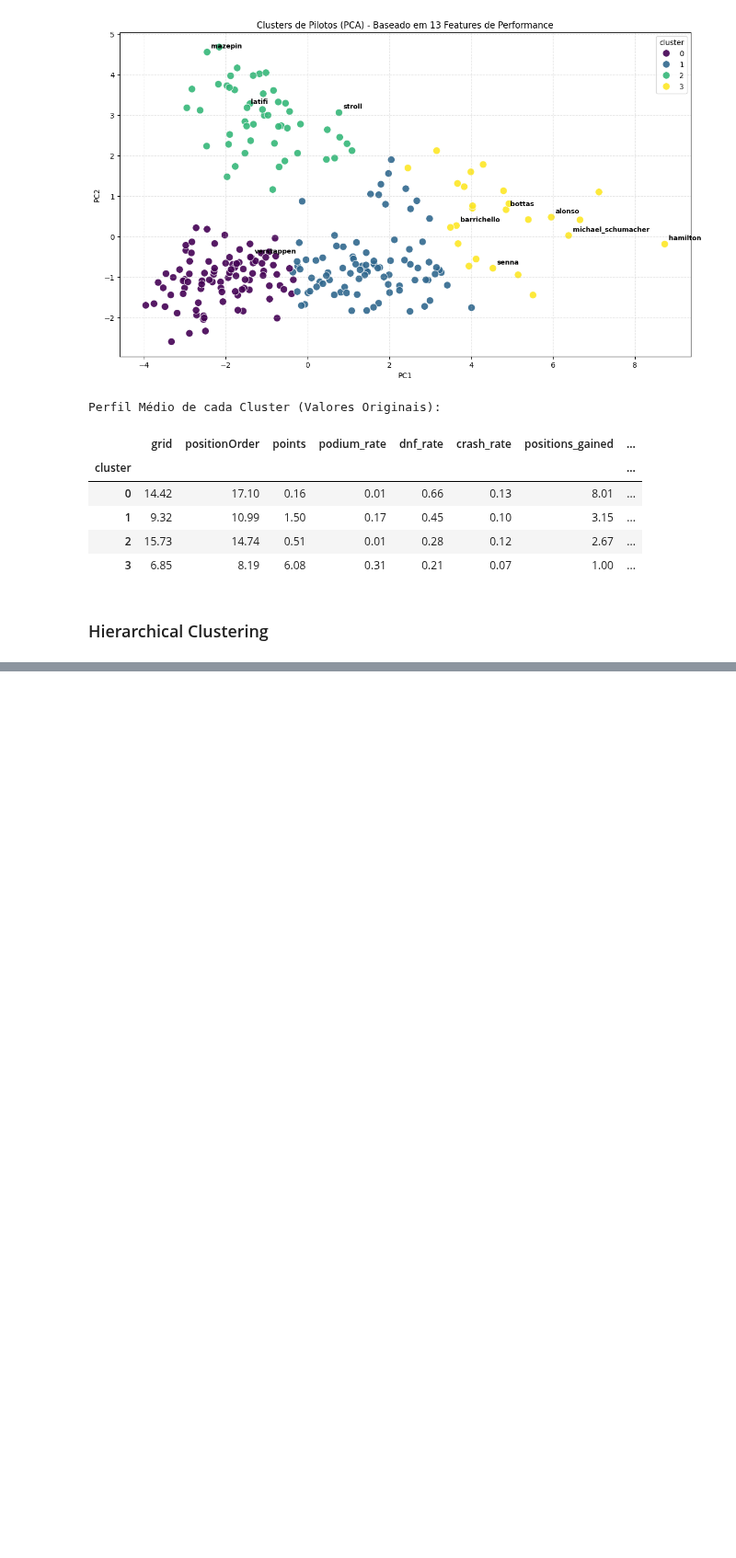
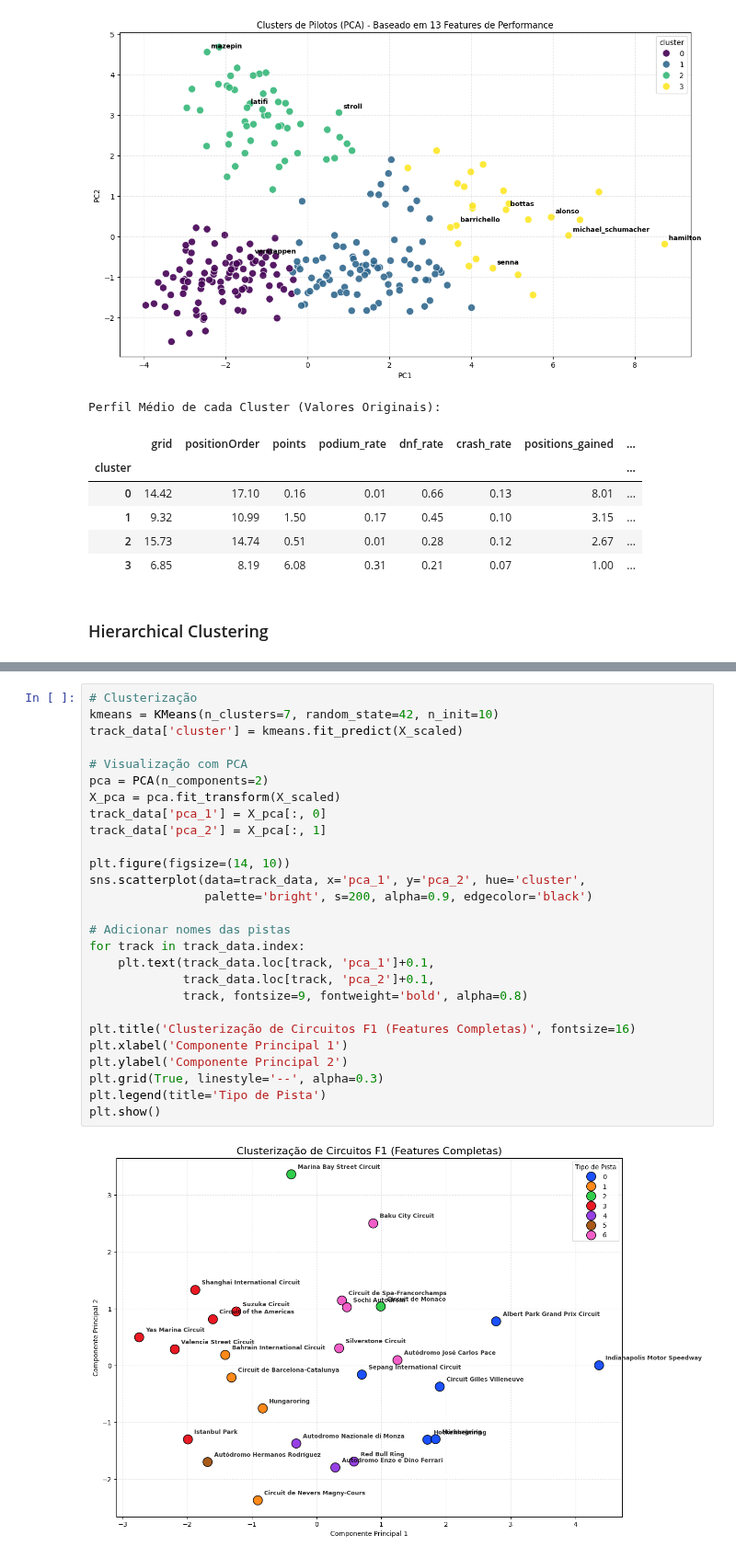
Before and after one commit to falconeee/CD-2025-2, a Jupyter notebook: projeto final/projeto_final.ipynb, the cells around one changed output, grey strips where cells are left out. Shown at 92% size. Cells and saved outputs as stored; diff of their text form; blank space fills up the shorter version.

```diff
--- a/projeto final/projeto_final.ipynb
+++ b/projeto final/projeto_final.ipynb
@@ -1020,0 +1132,29 @@ altitude          12.500  140.143  140.286  816.000   49.333
+# %%
+# Clusterização
+kmeans = KMeans(n_clusters=7, random_state=42, n_init=10)
+track_data['cluster'] = kmeans.fit_predict(X_scaled)
+
+# Visualização com PCA
+pca = PCA(n_components=2)
+X_pca = pca.fit_transform(X_scaled)
+track_data['pca_1'] = X_pca[:, 0]
+track_data['pca_2'] = X_pca[:, 1]
+
+plt.figure(figsize=(14, 10))
+sns.scatterplot(data=track_data, x='pca_1', y='pca_2', hue='cluster',
+                palette='bright', s=200, alpha=0.9, edgecolor='black')
+
+# Adicionar nomes das pistas
+for track in track_data.index:
+    plt.text(track_data.loc[track, 'pca_1']+0.1,
+             track_data.loc[track, 'pca_2']+0.1,
+             track, fontsize=9, fontweight='bold', alpha=0.8)
+
+plt.title('Clusterização de Circuitos F1 (Features Completas)', fontsize=16)
+plt.xlabel('Componente Principal 1')
+plt.ylabel('Componente Principal 2')
+plt.grid(True, linestyle='--', alpha=0.3)
+plt.legend(title='Tipo de Pista')
+plt.show()
+# %% [output]
+[figure, added]
```
Also changed, not shown: parts of 60 cells of this notebook.
